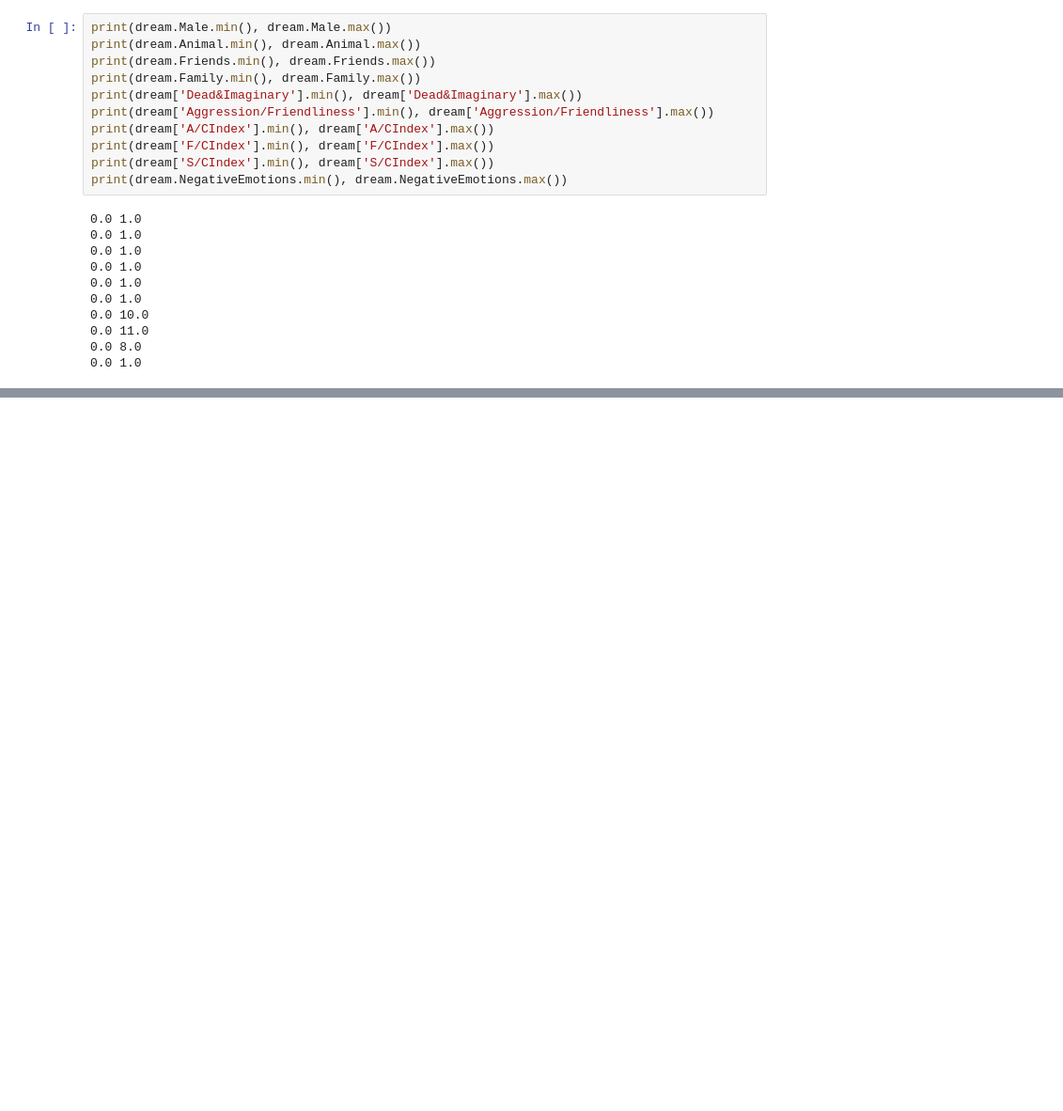
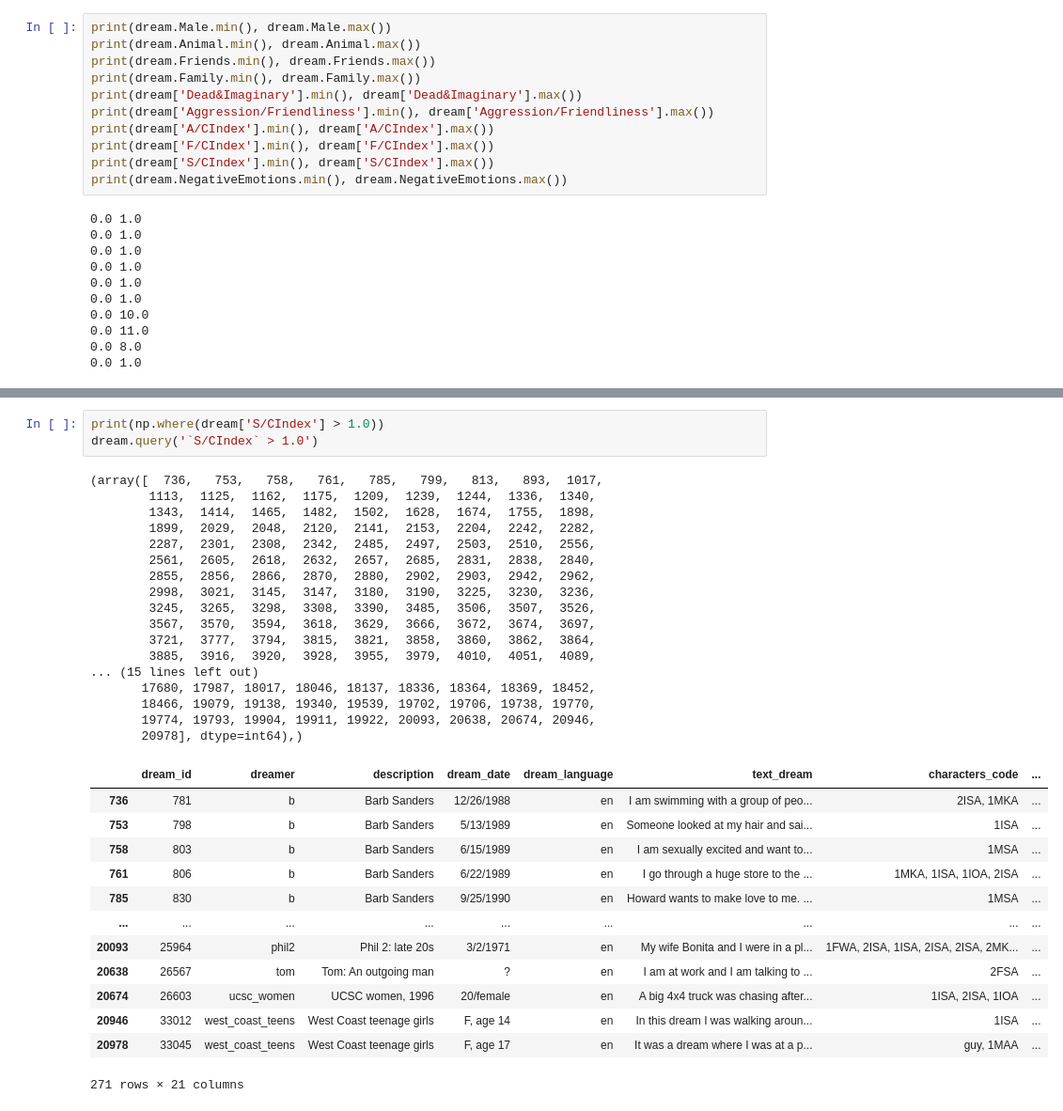
Before and after one commit to erika-ld/CPSC483-Machine-Learning-Project, a Jupyter notebook: data_preprocessing.ipynb, the cells around one changed output, grey strips where cells are left out. Shown at 94% size. Saved outputs shown, nothing was run; the diff lists cells and outputs as text; blank space fills up the shorter version.

```diff
--- a/data_preprocessing.ipynb
+++ b/data_preprocessing.ipynb
@@ -83,0 +136,34 @@ print(dream.NegativeEmotions.min(), dream.NegativeEmotions.max())
+# %%
+print(np.where(dream['S/CIndex'] > 1.0))
+dream.query('`S/CIndex` > 1.0')
+# %% [output]
+(array([  736,   753,   758,   761,   785,   799,   813,   893,  1017,
+        1113,  1125,  1162,  1175,  1209,  1239,  1244,  1336,  1340,
+        1343,  1414,  1465,  1482,  1502,  1628,  1674,  1755,  1898,
+        1899,  2029,  2048,  2120,  2141,  2153,  2204,  2242,  2282,
+        2287,  2301,  2308,  2342,  2485,  2497,  2503,  2510,  2556,
+        2561,  2605,  2618,  2632,  2657,  2685,  2831,  2838,  2840,
+        2855,  2856,  2866,  2870,  2880,  2902,  2903,  2942,  2962,
+        2998,  3021,  3145,  3147,  3180,  3190,  3225,  3230,  3236,
+        3245,  3265,  3298,  3308,  3390,  3485,  3506,  3507,  3526,
+        3567,  3570,  3594,  3618,  3629,  3666,  3672,  3674,  3697,
+        3721,  3777,  3794,  3815,  3821,  3858,  3860,  3862,  3864,
+        3885,  3916,  3920,  3928,  3955,  3979,  4010,  4051,  4089,
+... (15 lines left out)
+       17680, 17987, 18017, 18046, 18137, 18336, 18364, 18369, 18452,
+       18466, 19079, 19138, 19340, 19539, 19702, 19706, 19738, 19770,
+       19774, 19793, 19904, 19911, 19922, 20093, 20638, 20674, 20946,
+       20978], dtype=int64),)
+|  | dream_id | dreamer | description | dream_date | dream_language | text_dream | characters_code | ... |
+| 736 | 781 | b | Barb Sanders | 12/26/1988 | en | I am swimming with a group of peo... | 2ISA, 1MKA | ... |
+| 753 | 798 | b | Barb Sanders | 5/13/1989 | en | Someone looked at my hair and sai... | 1ISA | ... |
+| 758 | 803 | b | Barb Sanders | 6/15/1989 | en | I am sexually excited and want to... | 1MSA | ... |
+| 761 | 806 | b | Barb Sanders | 6/22/1989 | en | I go through a huge store to the ... | 1MKA, 1ISA, 1IOA, 2ISA | ... |
+| 785 | 830 | b | Barb Sanders | 9/25/1990 | en | Howard wants to make love to me. ... | 1MSA | ... |
+| ... | ... | ... | ... | ... | ... | ... | ... | ... |
+| 20093 | 25964 | phil2 | Phil 2: late 20s | 3/2/1971 | en | My wife Bonita and I were in a pl... | 1FWA, 2ISA, 1ISA, 2ISA, 2ISA, 2MK... | ... |
+| 20638 | 26567 | tom | Tom: An outgoing man | ? | en | I am at work and I am talking to ... | 2FSA | ... |
+| 20674 | 26603 | ucsc_women | UCSC women, 1996 | 20/female | en | A big 4x4 truck was chasing after... | 1ISA, 2ISA, 1IOA | ... |
+| 20946 | 33012 | west_coast_teens | West Coast teenage girls | F, age 14 | en | In this dream I was walking aroun... | 1ISA | ... |
+| 20978 | 33045 | west_coast_teens | West Coast teenage girls | F, age 17 | en | It was a dream where I was at a p... | guy, 1MAA | ... |
+271 rows × 21 columns
```
Also changed, not shown: parts of 2 cells of this notebook.
